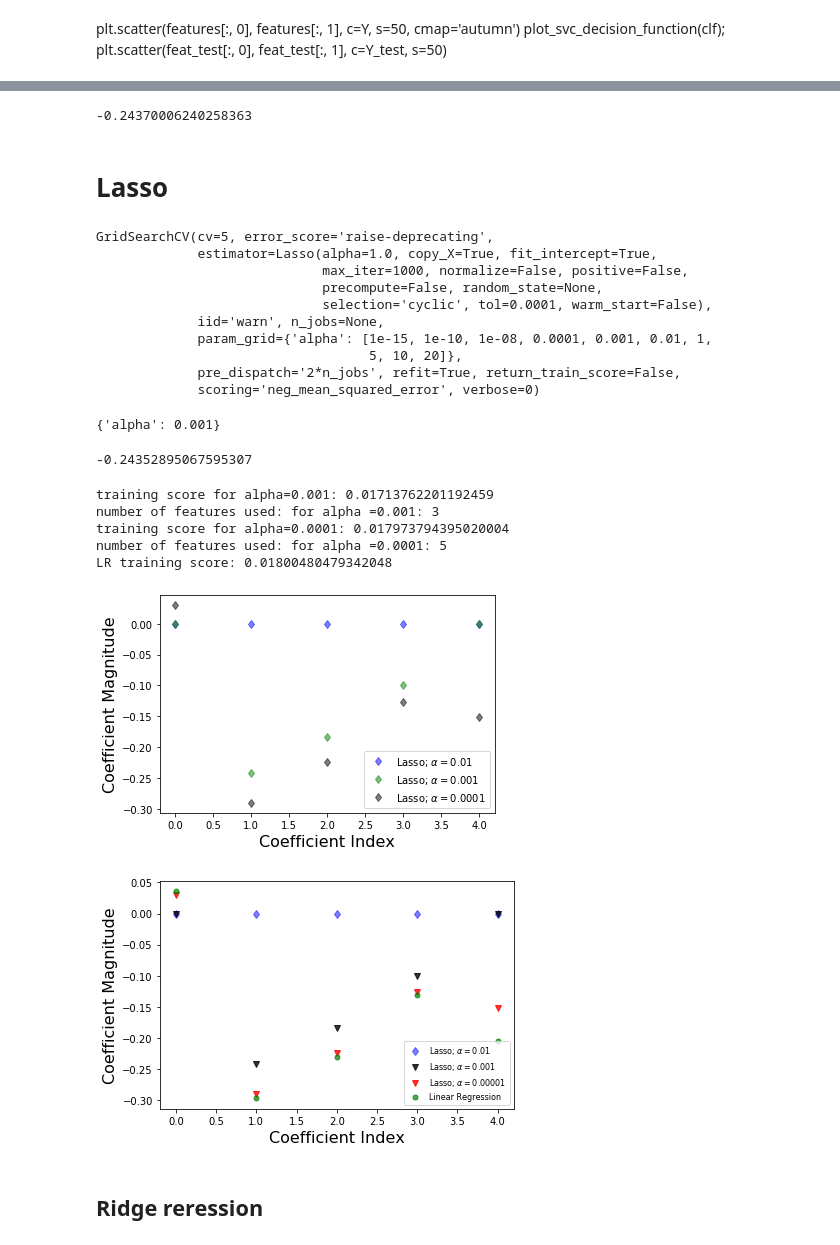
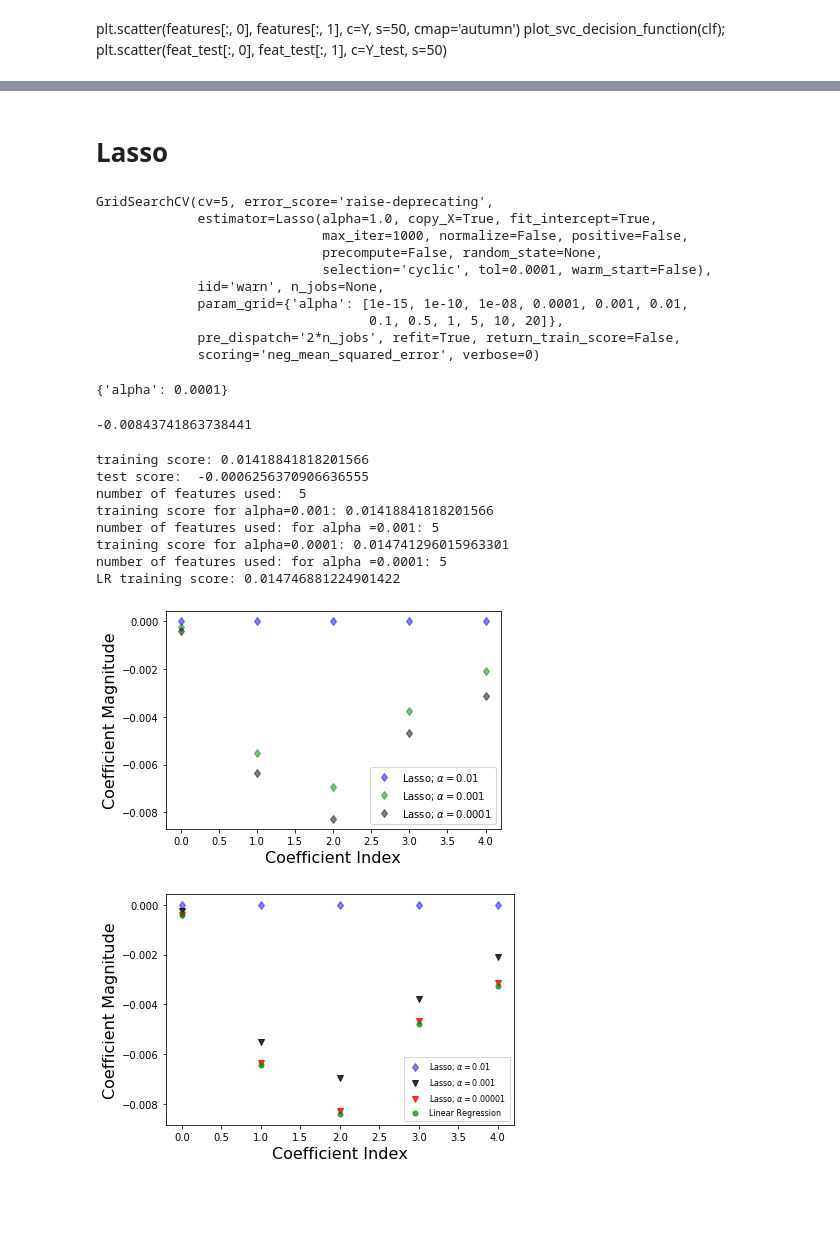
Before and after one commit to NedaTavakoli/Voter-Turnout-Prediction, a Jupyter notebook: ml_project/Updated_Lasso_Data/Linear_Lasso_Ridge.ipynb, the cells around one changed output, grey strips where cells are left out. Saved outputs shown, nothing was run; the diff lists cells and outputs as text; code cells hidden in the pictures; blank space fills up the shorter version.

Commit message:
Add files via upload
Updated Lasso

```diff
--- a/ml_project/Updated_Lasso_Data/Linear_Lasso_Ridge.ipynb
+++ b/ml_project/Updated_Lasso_Data/Linear_Lasso_Ridge.ipynb
@@ -32,21 +32,24 @@ df = file.parse("Training Data")
 
 # get dataset
 dataset = df.to_numpy()
-#print(dataset)
+# print(dataset)
 
 # get features for datapoints
 X = np.delete(dataset, [0,1,7,8], axis=1)
 X = X.astype(float)
 num_features = X.shape[1]
-#print(num_features)
+# print(num_features)
 # print(X)
 
 # get labels
-# Y = dataset[:,[6]]
-Y = dataset[:,[8]]
+# 7 corresponds to voter turnout, 8 corresponds to voter turnout in 0,1,2 buckets
+Y = dataset[:,[7]]
 Y = Y.astype(float)
 Y = Y.ravel()
 # print(Y)
+Y_bucket = dataset[:,[8]]
+Y_bucket = Y_bucket.astype(float)
+Y_bucket = Y_bucket.ravel()
 
 # get counties
 counties = dataset[:,[1]]
@@ -57,3 +60,10 @@ new_df = new_df.drop("States", axis=1)
 new_df = new_df.drop("Percentage Voter Turnout", axis=1)
 new_df = new_df.drop("Labels", axis=1)
 feature_names = list(new_df.columns.values)
+
+# print(feature_names)
+
+scaler = preprocessing.StandardScaler()
+scaler.fit(X)
+X = scaler.transform(X)
+# print(Y)
@@ -66,6 +70,6 @@ print(feature_names)
 # %%
 # print(X.shape)
-X, X_test, Y, Y_test = train_test_split(X, Y, test_size=0.10, random_state=42)
+X, X_test, Y, Y_test = train_test_split(X, Y, test_size=0.01, shuffle = True)
 # X_train.shape
 # %% [markdown]
 plt.scatter(features[:, 0], features[:, 1], c=Y, s=50, cmap='autumn')
@@ -82,24 +84,12 @@ import matplotlib.pyplot as plt
-# %%
-from sklearn.model_selection import cross_val_score
-from sklearn.linear_model import LinearRegression
-
-lin_reg = LinearRegression()
-
-MSEs = cross_val_score(lin_reg, X, Y, scoring='neg_mean_squared_error', cv=5)
-
-mean_MSE = np.mean(MSEs)
-
-print(mean_MSE)
-# %% [output]
--0.24370006240258363
 # %% [markdown]
 # Lasso
 # %%
 from sklearn.linear_model import Lasso
+from sklearn.model_selection import learning_curve,GridSearchCV
 
 lasso = Lasso()
 
-parameters = {'alpha': [1e-15, 1e-10, 1e-8, 1e-4, 1e-3,1e-2, 1, 5, 10, 20]}
+parameters = {'alpha': [1e-15, 1e-10, 1e-8, 1e-4, 1e-3,1e-2,1e-1, 0.5, 1, 5, 10, 20]}
 
 lasso_regressor = GridSearchCV(lasso, parameters, scoring='neg_mean_squared_error', cv = 5)
 
@@ -111,23 +101,31 @@ GridSearchCV(cv=5, error_score='raise-deprecating',
                              precompute=False, random_state=None,
                              selection='cyclic', tol=0.0001, warm_start=False),
              iid='warn', n_jobs=None,
-             param_grid={'alpha': [1e-15, 1e-10, 1e-08, 0.0001, 0.001, 0.01, 1,
-                                   5, 10, 20]},
+             param_grid={'alpha': [1e-15, 1e-10, 1e-08, 0.0001, 0.001, 0.01,
+                                   0.1, 0.5, 1, 5, 10, 20]},
              pre_dispatch='2*n_jobs', refit=True, return_train_score=False,
              scoring='neg_mean_squared_error', verbose=0)
 # %%
 lasso_regressor.best_params_
 # %% [output]
-{'alpha': 0.001}
+{'alpha': 0.0001}
 # %%
 lasso_regressor.best_score_
 # %% [output]
--0.24352895067595307
+-0.00843741863738441
 # %%
-lasso = Lasso()
+lasso = Lasso(alpha = 0.001, max_iter=10e5)
 lasso.fit(X,Y)
+
+Y_pred = lasso.predict(X_test)
+
 train_score=lasso.score(X,Y)
 test_score=lasso.score(X_test,Y_test)
+
+coeff_used = np.sum(lasso.coef_!=0)
+print("training score:", train_score)
+print("test score: ", test_score)
+print("number of features used: ", coeff_used)
 
 lasso001 = Lasso(alpha=0.01, max_iter=10e5)
 lasso001.fit(X,Y)
@@ -152,38 +150,39 @@ print("number of features used: for alpha =0.0001:", coeff_used00001)
 
 ########## Linear Regression##############
 lr = LinearRegression()
 lr.fit(X,Y)
 lr_train_score=lr.score(X,Y)
 print("LR training score:", lr_train_score)
 
 
 plt.plot(lasso001.coef_,alpha=0.5,linestyle='none',marker='d',markersize=6,color='blue',label=r'Lasso; $\alpha = 0.01$') # alpha here is for transparency
 plt.plot(lasso0001.coef_,alpha=0.5,linestyle='none',marker='d',markersize=6,color='green',label=r'Lasso; $\alpha = 0.001$') # alpha here is for transparency
 plt.plot(lasso00001.coef_,alpha=0.5,linestyle='none',marker='d',markersize=6,color='black',label=r'Lasso; $\alpha = 0.0001$') # alpha here is for transparency
 
 plt.xlabel('Coefficient Index',fontsize=16)
 plt.ylabel('Coefficient Magnitude',fontsize=16)
 
 
 plt.legend(fontsize=10,loc=4)
 plt.show()
 plt.plot(lasso001.coef_,alpha=0.5,linestyle='none',marker='d',markersize=6,color='blue',label=r'Lasso; $\alpha = 0.01$') # alpha here is for transparency
 plt.plot(lasso0001.coef_,alpha=0.8,linestyle='none',marker='v',markersize=6,color='black',label=r'Lasso; $\alpha = 0.001$') # alpha here is for transparency
 plt.plot(lasso00001.coef_,alpha=0.8,linestyle='none',marker='v',markersize=6,color='red',label=r'Lasso; $\alpha = 0.00001$') # alpha here is for transparency
 plt.plot(lr.coef_,alpha=0.7,linestyle='none',marker='o',markersize=5,color='green',label='Linear Regression',zorder=2)
 
 plt.xlabel('Coefficient Index',fontsize=16)
 plt.ylabel('Coefficient Magnitude',fontsize=16)
 plt.legend(fontsize=8,loc=4)
 plt.tight_layout()
 plt.show()
 # %% [output]
-training score for alpha=0.001: 0.01713762201192459
-number of features used: for alpha =0.001: 3
-training score for alpha=0.0001: 0.017973794395020004
+training score: 0.01418841818201566
+test score:  -0.0006256370906636555
+number of features used:  5
+training score for alpha=0.001: 0.01418841818201566
+number of features used: for alpha =0.001: 5
+training score for alpha=0.0001: 0.014741296015963301
 number of features used: for alpha =0.0001: 5
-LR training score: 0.01800480479342048
+LR training score: 0.014746881224901422
-[figure, old version]
+[figure, new version]
-[figure, old version]
+[figure, new version]
-# %% [markdown]
-## Ridge reression
```
Also changed, not shown: parts of 17 cells of this notebook.
